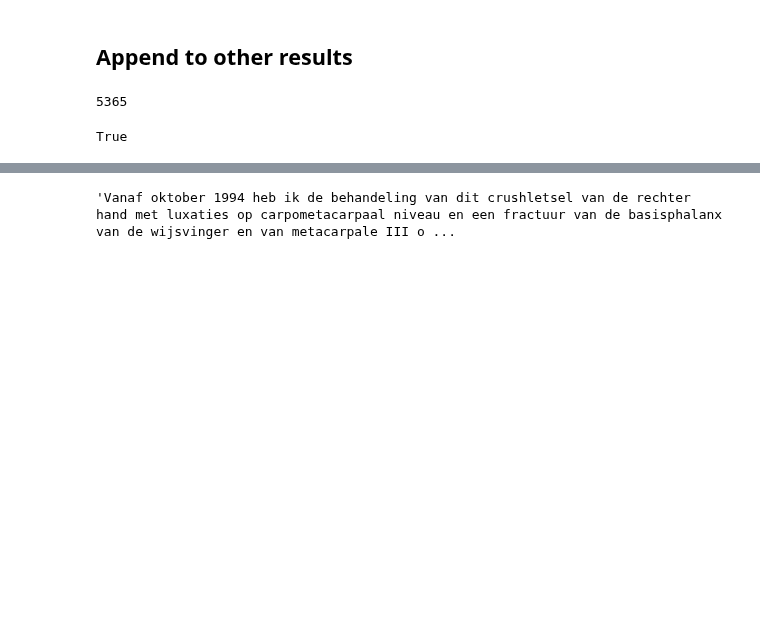
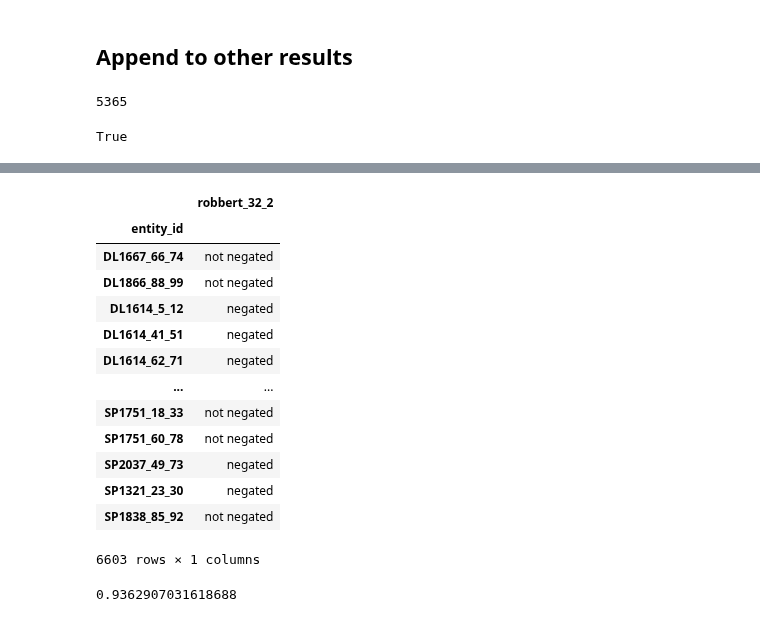
Before and after one commit to umcu/negation-detection, a Jupyter notebook: sandbox/finetuning_negation_detection.ipynb, the cells around one changed output, grey strips where cells are left out. Drawn from its saved outputs; the diff is of its cells as text; code cells hidden in the pictures; blank space fills up the shorter version.

Commit message:
update added results

```diff
--- a/sandbox/finetuning_negation_detection.ipynb
+++ b/sandbox/finetuning_negation_detection.ipynb
@@ -230,5 +263,7 @@ weighted avg       0.84      0.88      0.86      5740
 # %%
 predlist_prep = []
+robbert_col_name = 'robbert_'+str(args.block_size)+'_'+str(args.num_epochs)
+
 for foldnum, foldres in enumerate(predlist):
     ids = foldres['ids']
     for prs, trs, ids in zip(foldres['prediction'], foldres['truth'], foldres['ids']):
@@ -238,19 +273,19 @@ for foldnum, foldres in enumerate(predlist):
                 tmp_dict['fold'] = foldnum
                 tmp_dict['entity_id'] = _id
                 tmp_dict['label'] = "n/a"
-                tmp_dict['robbert'] = "n/a"
+                tmp_dict[robbert_col_name] = "n/a"
             elif len(pr)>0:
                 tmp_dict['fold'] = foldnum
                 tmp_dict['entity_id'] = _id
                 tmp_dict['label'] = tr
-                tmp_dict['robbert'] = pr
+                tmp_dict[robbert_col_name] = pr
             else:
                 raise ValueError("predictions are empty while truth is not")
             predlist_prep.append(tmp_dict)
 predlist_df = pd.DataFrame(predlist_prep)
 predlist_df['bio_label'] = predlist_df['label'].str.replace(r"([BI])\-[A-z]+", "\\1",
                                                         regex=True, case=True).str.strip()
-predlist_df['bio_robbert'] = predlist_df['robbert'].str.replace(r"([BI])\-[A-z]+", "\\1",
+predlist_df['bio_robbert'] = predlist_df[robbert_col_name].str.replace(r"([BI])\-[A-z]+", "\\1",
                                                         regex=True, case=True).str.strip()
 
 bio_pred = predlist_df[['entity_id', 'bio_label', 'bio_robbert']]
@@ -258,4 +293,4 @@ predlist_df = predlist_df.loc[predlist_df.bio_label=='B']
 predlist_df.drop(['bio_label', 'bio_robbert', 'fold'], axis=1, inplace=True)
 # %%
 predlist_df['label'] = predlist_df.label.map({'B-NotNegated': 'not negated', 'B-Negated': 'negated'})
-predlist_df['robbert'] = predlist_df.robbert.map({'B-NotNegated': 'not negated', 'B-Negated': 'negated'})
+predlist_df[robbert_col_name] = predlist_df[robbert_col_name].map({'B-NotNegated': 'not negated', 'B-Negated': 'negated'})
@@ -569,4 +567,0 @@ total_results.loc[total_results.dissenters==4]
-# %%
-Texts['DL1775']
-# %% [output]
-'Vanaf oktober 1994 heb ik de behandeling van dit crushletsel van de rechter hand met luxaties op carpometacarpaal niveau en een fractuur van de basisphalanx van de wijsvinger en van metacarpale III o ...
@@ -572,0 +571,17 @@ Texts['DL1775']
+# %%
+predlist_df[[robbert_col_name]]
+# %% [output]
+|  | robbert_32_2 |
+| entity_id |  |
+| DL1667_66_74 | not negated |
+| DL1866_88_99 | not negated |
+| DL1614_5_12 | negated |
+| DL1614_41_51 | negated |
+| DL1614_62_71 | negated |
+| ... | ... |
+| SP1751_18_33 | not negated |
+| SP1751_60_78 | not negated |
+| SP2037_49_73 | negated |
+| SP1321_23_30 | negated |
+| SP1838_85_92 | not negated |
+6603 rows × 1 columns
@@ -572,0 +596,4 @@ Texts['DL1775']
+# %%
+sum(unanimous)/total_results.loc[total_results[robbert_col_name].isna()==False].shape[0]
+# %% [output]
+0.9362907031618688
```
Also changed, not shown: parts of 21 cells of this notebook, 2 other files.
